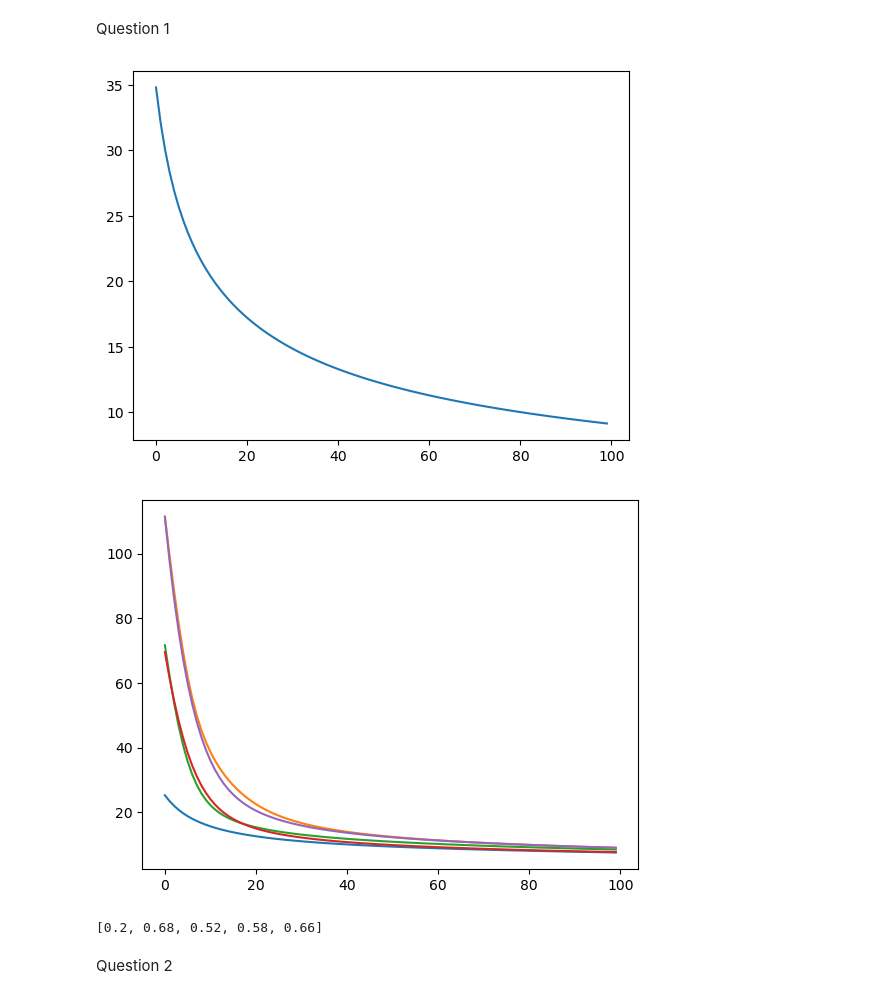
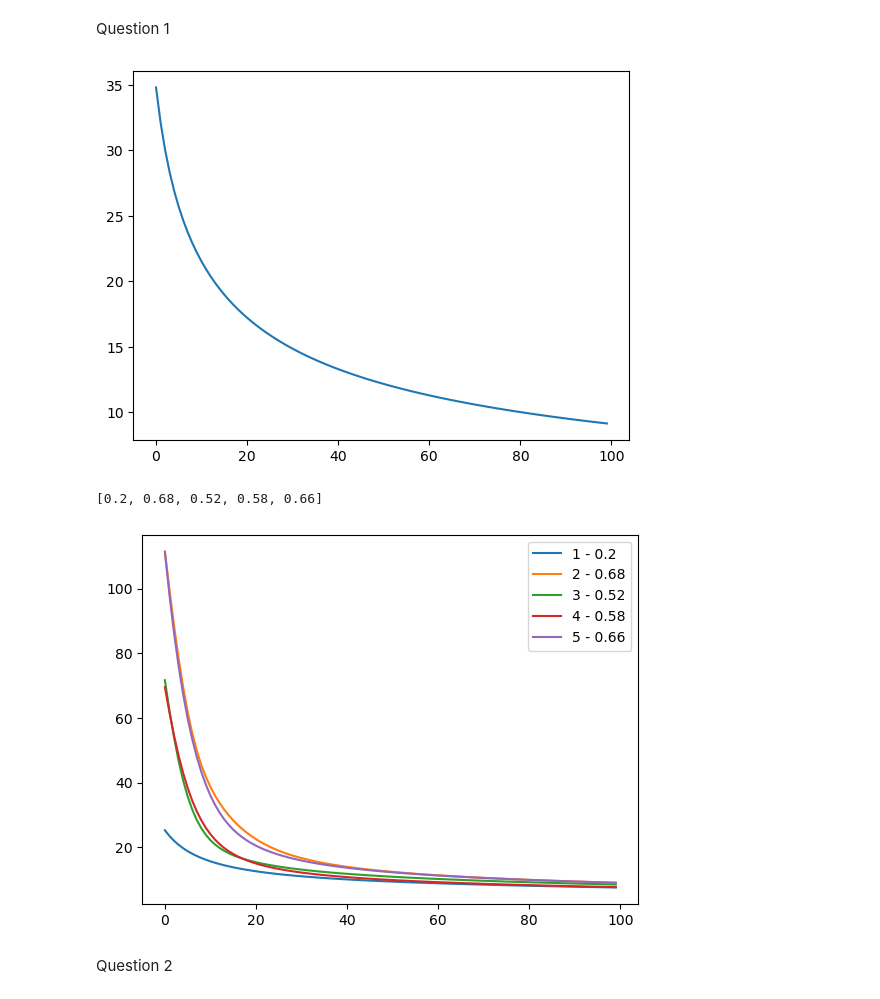
Before and after one commit to hayden000/Data-Analysis, a Jupyter notebook: data.ipynb, the cells around one changed output. Drawn from its saved outputs; the diff is of its cells as text; code cells hidden in the pictures.

```diff
--- a/data.ipynb
+++ b/data.ipynb
@@ -42,55 +42,75 @@ def dModel(x, par):
 def objective(par, data):
     ell = 0
     X, Y = data
-    for n in range(0, len(X)):
+    for n in range( len(X)):
         x, y = X[n], Y[n]
         # f = np.power((np.dot(par,x)),np.e)
         f = model(x, par)
-        if y != 1:
-            f = 1 - f
-        s = -(np.log(f))
+        s = -np.log(f) if y==1 else -np.log(1-f)
         ell = ell + s
     return ell
 # %%
 def gradient(par, data):
     grad = np.zeros(len(par))
     X, Y = data
-    for n in range(0, len(X)):
+    for n in range(len(X)):
+        x, y = X[n], Y[n]
         f = model(X[n], par)
-        x, y = X[n], Y[n]
+
         # s = - (y - (1-y)*f) / (y * f + (1 - y) * (1 - f))
         s = -(y - f) / (y * f + (1 - y) * (1 - f))
-        grad = grad + s * (dModel(x, par))
+        grad = grad + s * dModel(x, par)
 
     return grad
 # %%
 def train(par0, eta, T, data):
     par = par0
     obj = []
-    for t in range(0, T):
+    for t in range(T):
         ell = objective(par, data)
         obj.append(ell)
         grad = gradient(par, data)
-        par = par - grad * eta
+        par = par - eta * grad
     return par, obj
+# %%
+def ER(par, data):
+    ER = 0
+    X, Y = data
+    for n in range(0, len(X)):
+        x, y = X[n], Y[n]
+        y_Hat = 1 if model(x, par) > 0.5 else 0
+        s = 1 * (y != y_Hat)
+        ER = ER + s
+    return ER / len(X)
 # %%
 lambda1 = np.transpose(np.full(11, 0.01))
 d = 10
 N = 100
 D = generateData(d, N)
 x_trainning, x_testing, y_traning, y_testing = split(D, 50)
 eta = 0.01
 epoch = []
 itterations = 100
 tryInit = [np.random.randn(len(x_trainning[0])) for m in range(5)]
 par, obj = train(lambda1, eta, 100, (x_trainning, y_traning))
 plt.plot(obj)
 plt.show()
+
 for init in tryInit:
     par, values = train(init, eta, itterations, (x_trainning, y_traning))
     epoch.append((par, values))
+
+ERs = []
+for i in range(0, len(epoch)):
+    ERs.append(ER(tryInit[i], (x_testing, y_testing)))
+print(ERs)
+counter=0
 for par, values in epoch:
-    plt.plot(values)
+    plt.plot(values,label=str(counter+1)+" - "+str(ERs[counter]))
+    counter=counter+1
+plt.legend()
+plt.show()
 # %% [output]
 [figure]
+[0.2, 0.68, 0.52, 0.58, 0.66]
-[figure, old version]
+[figure, new version]
@@ -108,9 +117,2 @@ def ER(par, data):
-# %%
-ERs = []
-for i in range(0, len(epoch)):
-    ERs.append(ER(tryInit[i], (x_testing, y_testing)))
-print(ERs)
-# %% [output]
-[0.2, 0.68, 0.52, 0.58, 0.66]
 # %% [markdown]
 Question 2
```
Also changed, not shown: parts of 8 cells of this notebook.
